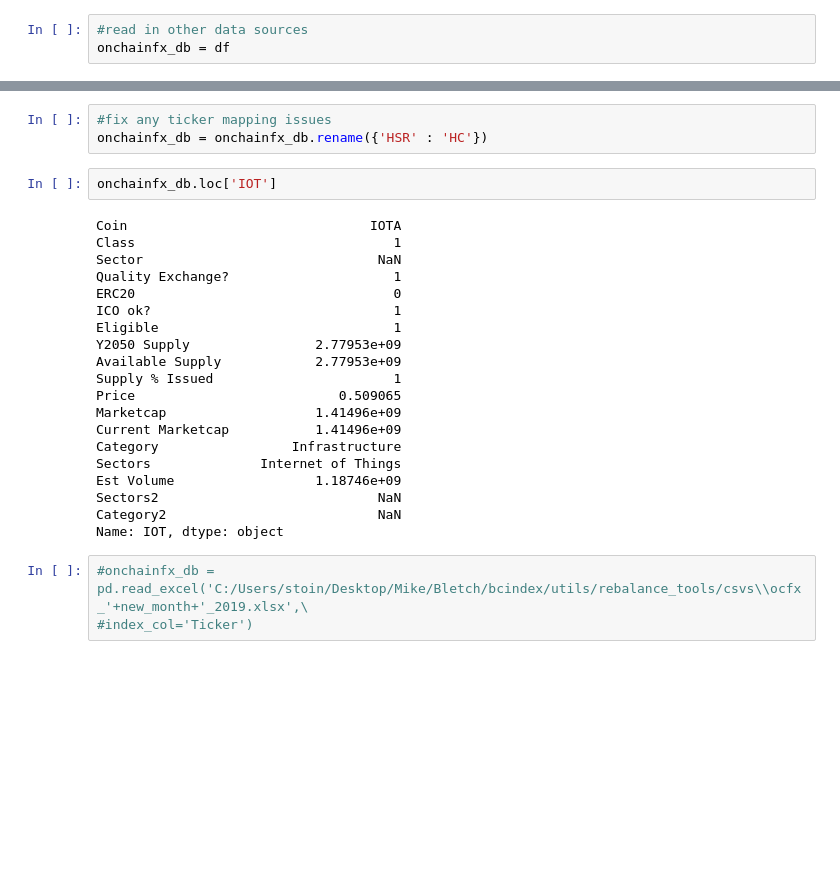
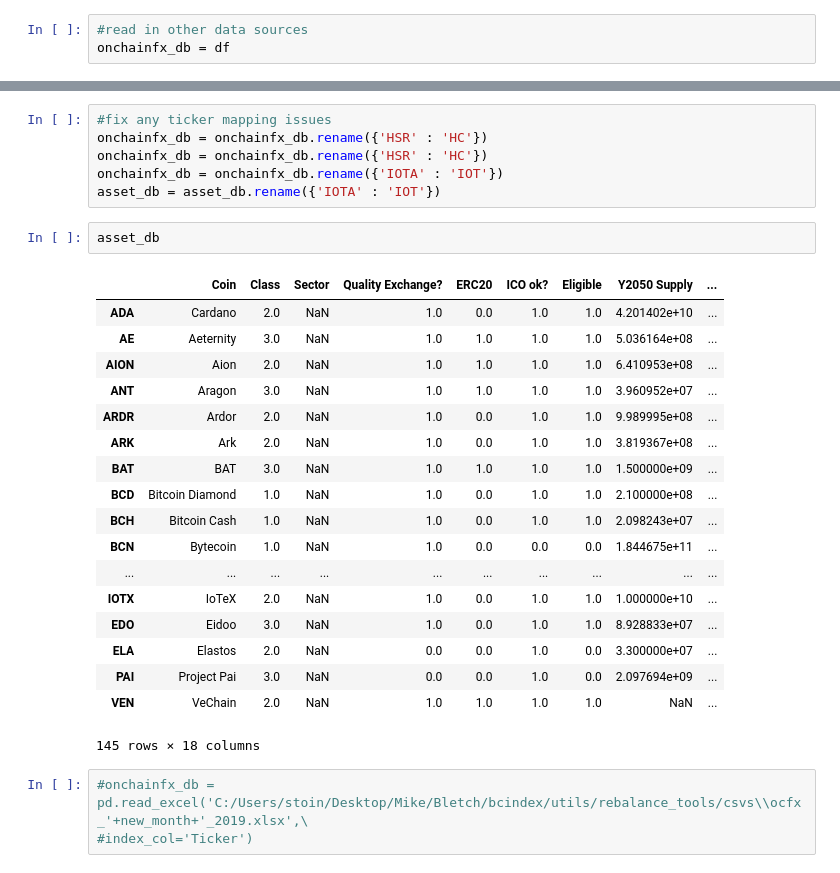
Before and after one commit to coinmetrics/bcindex, a Jupyter notebook: utils/rebalance_tools/Rebalance Ranking Tool.ipynb, the cells around one changed output, grey strips where cells are left out. Drawn from its saved outputs; the diff is of its cells as text; blank space fills up the shorter version.

```diff
--- a/utils/rebalance_tools/Rebalance Ranking Tool.ipynb
+++ b/utils/rebalance_tools/Rebalance Ranking Tool.ipynb
@@ -212,28 +217,30 @@ print (len(asset_db))
 # %%
 #fix any ticker mapping issues
 onchainfx_db = onchainfx_db.rename({'HSR' : 'HC'})
+onchainfx_db = onchainfx_db.rename({'HSR' : 'HC'})
+onchainfx_db = onchainfx_db.rename({'IOTA' : 'IOT'})
+asset_db = asset_db.rename({'IOTA' : 'IOT'})
-# %%
-onchainfx_db.loc['IOT']
-# %% [output]
-Coin                               IOTA
-Class                                 1
-Sector                              NaN
-Quality Exchange?                     1
-ERC20                                 0
-ICO ok?                               1
-Eligible                              1
-Y2050 Supply                2.77953e+09
-Available Supply            2.77953e+09
-Supply % Issued                       1
-Price                          0.509065
-Marketcap                   1.41496e+09
-Current Marketcap           1.41496e+09
-Category                 Infrastructure
-Sectors              Internet of Things
-Est Volume                  1.18746e+09
-Sectors2                            NaN
-Category2                           NaN
-Name: IOT, dtype: object
+# %%
+asset_db
+# %% [output]
+|  | Coin | Class | Sector | Quality Exchange? | ERC20 | ICO ok? | Eligible | Y2050 Supply | ... |
+| ADA | Cardano | 2.0 | NaN | 1.0 | 0.0 | 1.0 | 1.0 | 4.201402e+10 | ... |
+| AE | Aeternity | 3.0 | NaN | 1.0 | 1.0 | 1.0 | 1.0 | 5.036164e+08 | ... |
+| AION | Aion | 2.0 | NaN | 1.0 | 1.0 | 1.0 | 1.0 | 6.410953e+08 | ... |
+| ANT | Aragon | 3.0 | NaN | 1.0 | 1.0 | 1.0 | 1.0 | 3.960952e+07 | ... |
+| ARDR | Ardor | 2.0 | NaN | 1.0 | 0.0 | 1.0 | 1.0 | 9.989995e+08 | ... |
+| ARK | Ark | 2.0 | NaN | 1.0 | 0.0 | 1.0 | 1.0 | 3.819367e+08 | ... |
+| BAT | BAT | 3.0 | NaN | 1.0 | 1.0 | 1.0 | 1.0 | 1.500000e+09 | ... |
+| BCD | Bitcoin Diamond | 1.0 | NaN | 1.0 | 0.0 | 1.0 | 1.0 | 2.100000e+08 | ... |
+| BCH | Bitcoin Cash | 1.0 | NaN | 1.0 | 0.0 | 1.0 | 1.0 | 2.098243e+07 | ... |
+| BCN | Bytecoin | 1.0 | NaN | 1.0 | 0.0 | 0.0 | 0.0 | 1.844675e+11 | ... |
+| ... | ... | ... | ... | ... | ... | ... | ... | ... | ... |
+| IOTX | IoTeX | 2.0 | NaN | 1.0 | 0.0 | 1.0 | 1.0 | 1.000000e+10 | ... |
+| EDO | Eidoo | 3.0 | NaN | 1.0 | 0.0 | 1.0 | 1.0 | 8.928833e+07 | ... |
+| ELA | Elastos | 2.0 | NaN | 0.0 | 0.0 | 1.0 | 0.0 | 3.300000e+07 | ... |
+| PAI | Project Pai | 3.0 | NaN | 0.0 | 0.0 | 1.0 | 0.0 | 2.097694e+09 | ... |
+| VEN | VeChain | 2.0 | NaN | 1.0 | 1.0 | 1.0 | 1.0 | NaN | ... |
+145 rows × 18 columns
 # %%
 #onchainfx_db = pd.read_excel('C:/Users/stoin/Desktop/Mike/Bletch/bcindex/utils/rebalance_tools/csvs\\ocfx_'+new_month+'_2019.xlsx',\
 #index_col='Ticker')
```
Also changed, not shown: parts of 14 cells of this notebook, 49 other files.
